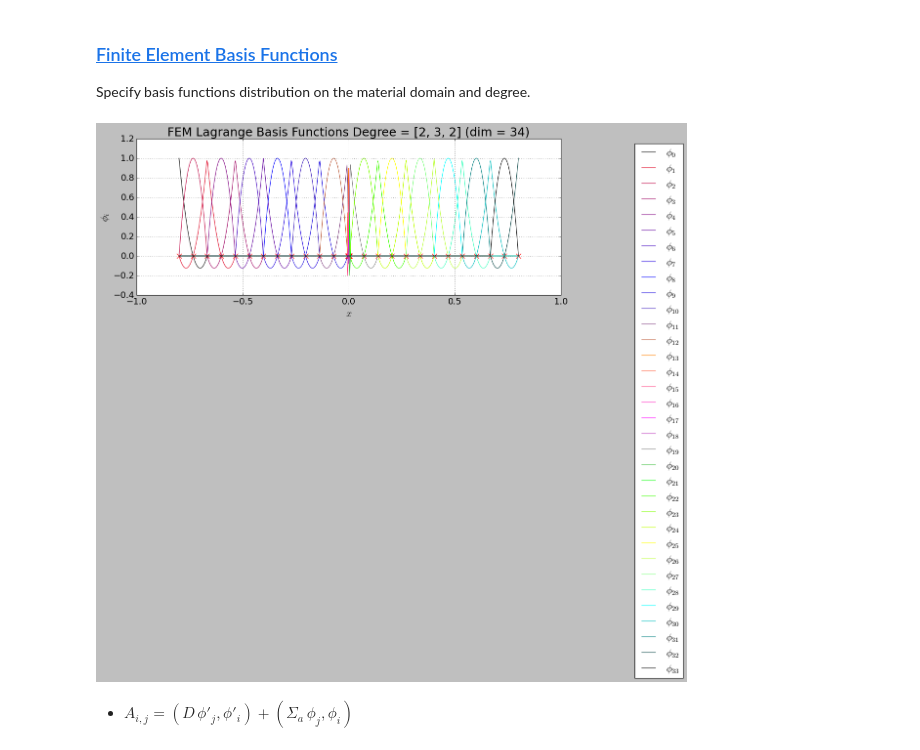
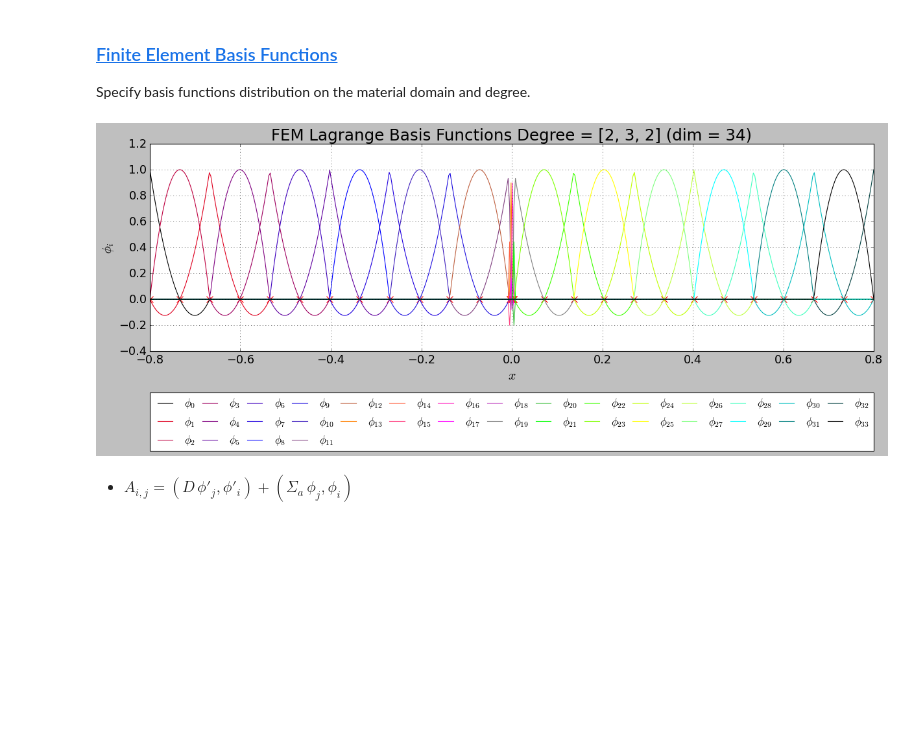
Before and after one commit to dpploy/engy-5050, a Jupyter notebook: notebooks/02-diff-plane-source.ipynb, the cells around one changed output. Drawn from its saved outputs; the diff is of its cells as text; code cells hidden in the pictures; blank space fills up the shorter version.

```diff
--- a/notebooks/02-diff-plane-source.ipynb
+++ b/notebooks/02-diff-plane-source.ipynb
@@ -262,14 +266,14 @@ Specify basis functions distribution on the material domain and degree.
 # %%
 '''Build basis functions'''
 from engy_5310.toolkit import LagrangeFEMBasis
 
 degree = [2,3,2]
 n_elem = [6,3,6] # make sure to use an odd number of element in the central source domain
 
 femlb = LagrangeFEMBasis(degree=degree, n_elem=n_elem, x_partition=[x_a, -x_s, x_s, x_b])
-femlb.plot(n_plot_pts=500)
+femlb.plot(n_plot_pts=500, n_legend_cols=15)
 # %% [output]
-[figure, old version]
+[figure, new version]
 # %% [markdown]
   + $A_{i,j} = (D\,\phi'_j,\phi'_i) + (\Sigma_a\,\phi_j,\phi_i) $
 # %%
```
Also changed, not shown: parts of 43 cells of this notebook, 3 other files.
